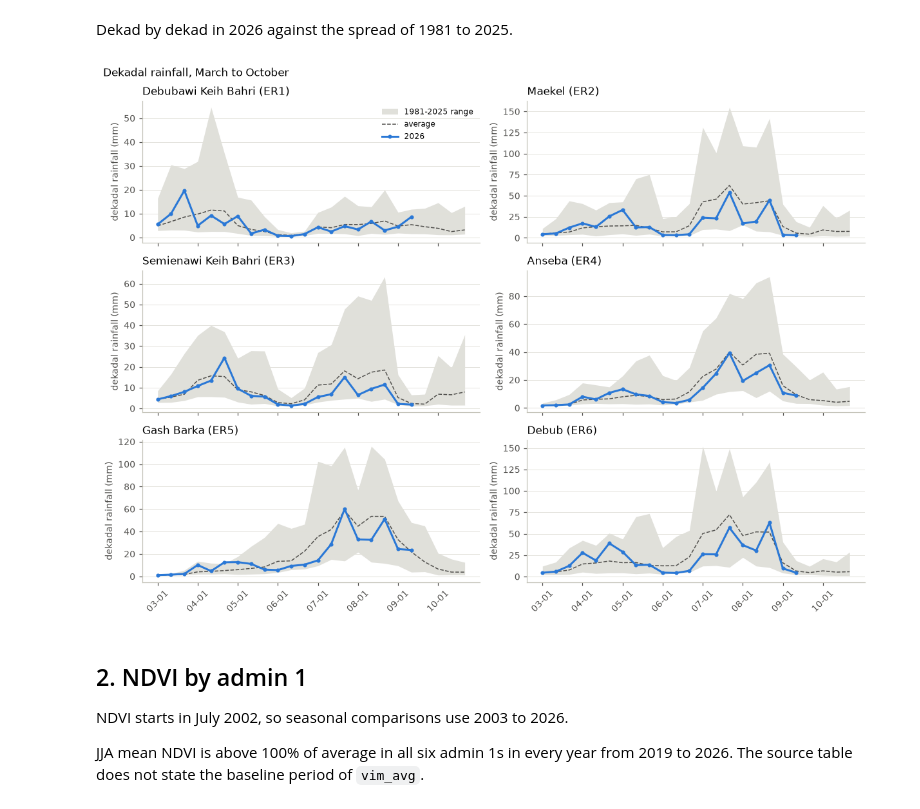
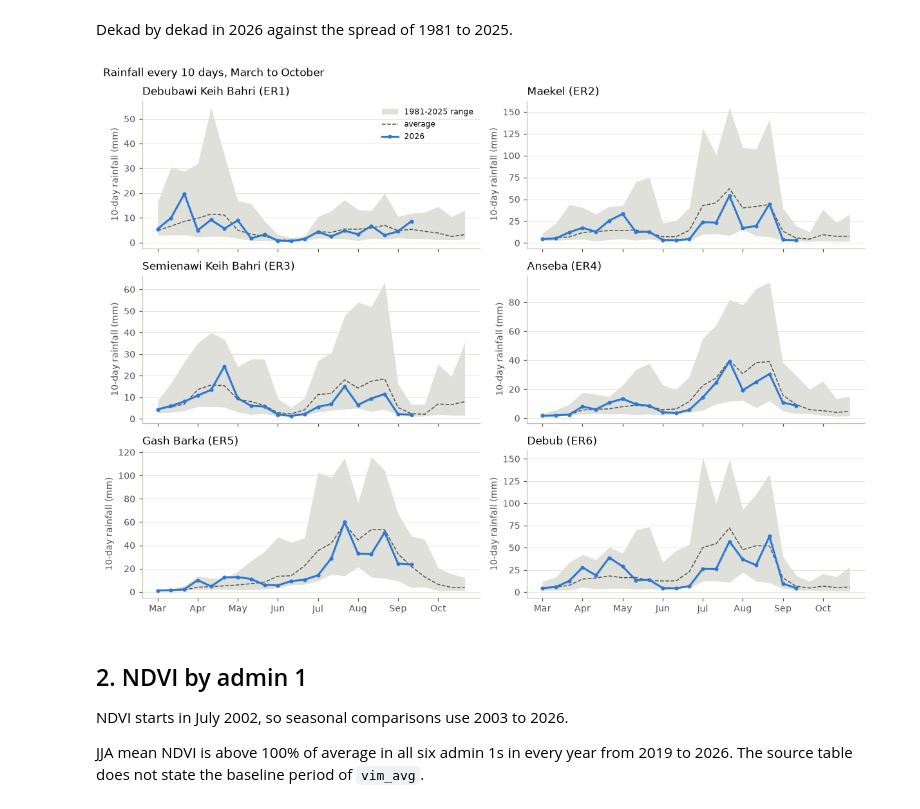
Before and after one commit to OCHA-DAP/ds-eri-drought, a Jupyter notebook: notebooks/01_jja_season_2026.ipynb, the cells around one changed output. Cells and saved outputs as stored; diff of their text form; code cells hidden in the pictures.

Commit message:
Month-name axis labels, spell out June to August in chart labels
Co-Authored-By: Claude Opus 5.5 <noreply@anthropic.com>

```diff
--- a/notebooks/01_jja_season_2026.ipynb
+++ b/notebooks/01_jja_season_2026.ipynb
@@ -50,6 +50,12 @@ adm1 = data.load_adm1()
 rain = data.load_rainfall_adm1()
 ndvi = data.load_ndvi_adm1()
 ORDER = ["ER1", "ER2", "ER3", "ER4", "ER5", "ER6"]
+
+
+def month_ticks(ax, dekads: pd.Index) -> None:
+    """Tick the first dekad of each month, labelled with the month name."""
+    pos = [i for i, d in enumerate(dekads) if d.endswith("-01")]
+    ax.set_xticks(pos, [pd.Timestamp(f"2000-{dekads[i]}").strftime("%b") for i in pos])
 LABEL = {p: f"{data.ADM1_NAMES[p]} ({p})" for p in ORDER}
 # %% [markdown]
 ## Admin 1 areas
@@ -90,7 +96,7 @@ for ax, p in zip(axes.flat, ORDER):
         loc="left",
         fontsize=9,
     )
-    ax.set_ylabel("JJA rainfall (mm)")
+    ax.set_ylabel("June to August rainfall (mm)")
 fig.suptitle(
     f"June to August rainfall by admin 1, 1981 to {CURRENT} "
     f"(blue: {CURRENT}; dashed: long-term average)",
@@ -118,7 +124,7 @@ for j in np.where(pct.columns == CURRENT)[0]:
                 color="white" if v < 65 else "#0b0b0b")
 fig.colorbar(im, ax=ax, label="% of average", shrink=0.9, extend="both")
 ax.set_title(
-    "JJA rainfall, % of long-term average (100% and above: grey; 2026 outlined in blue)",
+    "June to August rainfall, % of 1989-2018 average (100% and above: grey; 2026 outlined in blue)",
     loc="left",
 )
 plt.show()
@@ -151,24 +157,24 @@ Dekad by dekad in 2026 against the spread of 1981 to 2025.
 # %%
 fig, axes = plt.subplots(3, 2, figsize=(11, 8), sharex=True)
 for ax, p in zip(axes.flat, ORDER):
     d = rain[(rain.PCODE == p) & rain.month.between(3, 10)].copy()
     d["dekad"] = d.date.dt.strftime("%m-%d")
     past = d[d.year < CURRENT].groupby("dekad").rfh.agg(["min", "max"])
     avg = d.groupby("dekad").rfh_avg.first()
     cur = d[d.year == CURRENT].set_index("dekad").rfh
     x = np.arange(len(past))
     ax.fill_between(x, past["min"], past["max"], color=C_PAST, alpha=0.5, lw=0, label="1981-2025 range")
     ax.plot(x, avg.values, color=C_AVG, lw=1, ls="--", label="average")
     ax.plot(x[: len(cur)], cur.values, color=C_CURRENT, lw=2, marker="o", ms=3, label=str(CURRENT))
-    ax.set_xticks(x[::3], past.index[::3], rotation=45)
+    month_ticks(ax, past.index)
     ax.set_title(LABEL[p], loc="left")
-    ax.set_ylabel("dekadal rainfall (mm)")
+    ax.set_ylabel("10-day rainfall (mm)")
 axes.flat[0].legend(frameon=False, fontsize=8)
-fig.suptitle("Dekadal rainfall, March to October", x=0.01, ha="left")
+fig.suptitle("Rainfall every 10 days, March to October", x=0.01, ha="left")
 fig.tight_layout()
 plt.show()
 # %% [output]
-[figure, old version]
+[figure, new version]
 # %% [markdown]
 ## 2. NDVI by admin 1
 
```
Also changed, not shown: parts of 4 cells of this notebook, 1 other file.
